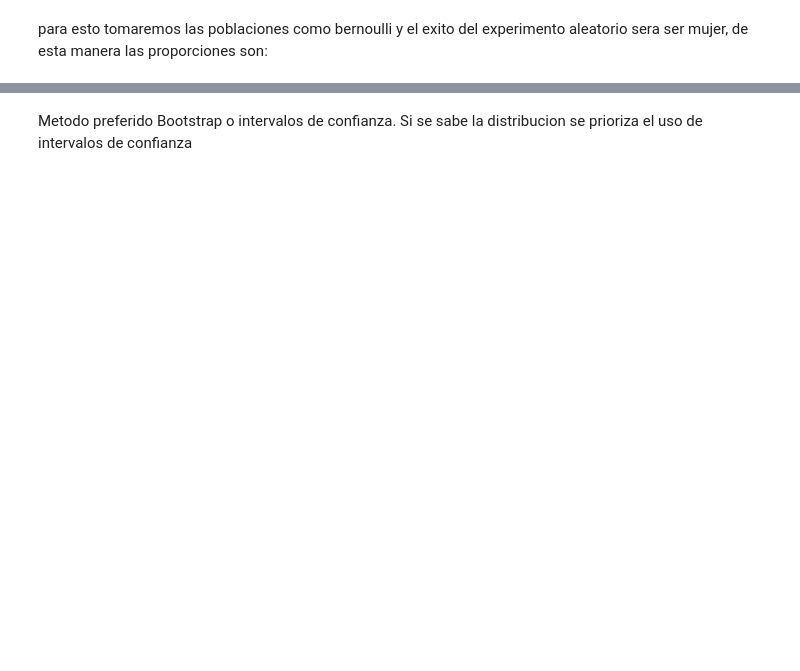
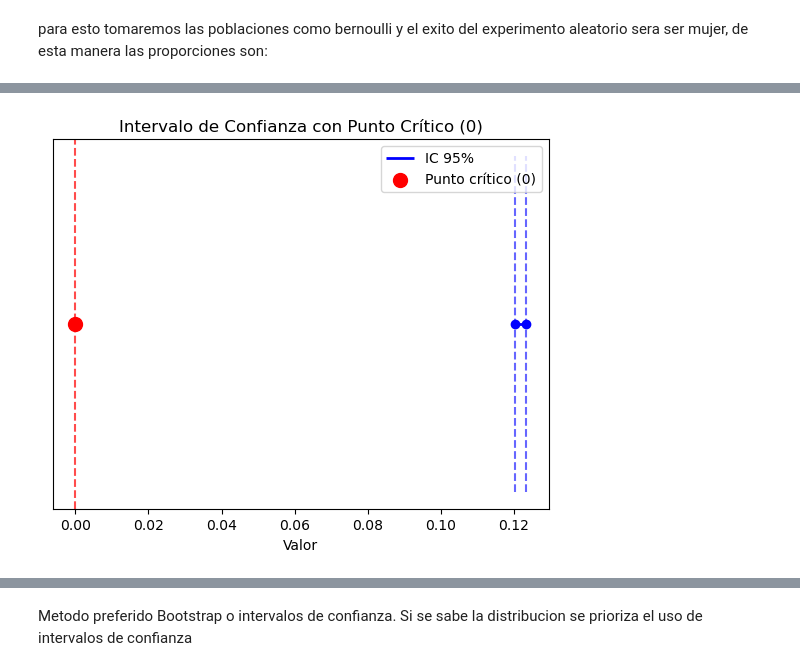
Before and after one commit to 10scar/Proyecto-ABD-2024-2, a Jupyter notebook: inferencia.ipynb, the cells around one changed output, grey strips where cells are left out. Saved outputs shown, nothing was run; the diff lists cells and outputs as text; code cells hidden in the pictures; blank space fills up the shorter version.

```diff
--- a/inferencia.ipynb
+++ b/inferencia.ipynb
@@ -173,0 +209,27 @@ Y la estimacion puntual de la diferencia de las proporciones es de 0.12208547217
+# %%
+# Definir los límites del intervalo de confianza
+ic_lower = IC[0]  # Límite inferior
+ic_upper = IC[1]  # Límite superior
+
+# Graficar la línea del intervalo de confianza
+plt.hlines(y=1, xmin=ic_lower, xmax=ic_upper, color='blue', linewidth=2, label="IC 95%")
+
+# Marcar los extremos del intervalo
+plt.scatter([ic_lower, ic_upper], [1, 1], color='blue', zorder=3)
+
+# Marcar el punto crítico (0) en rojo
+plt.scatter(0, 1, color='red', label="Punto crítico (0)", zorder=4, s=100)
+
+# Líneas verticales para conectar puntos
+plt.vlines([ic_lower, ic_upper], ymin=0.9, ymax=1.1, color='blue', linestyle="dashed", alpha=0.6)
+
+# Configuración del gráfico
+plt.axvline(0, color="red", linestyle="--", alpha=0.7)  # Línea vertical en x=0
+plt.xlabel("Valor")
+plt.yticks([])  # Ocultar eje Y ya que no es necesario
+
+plt.title("Intervalo de Confianza con Punto Crítico (0)")
+plt.legend()
+plt.show()
+# %% [output]
+[figure, added]
```
Also changed, not shown: parts of 46 cells of this notebook.
